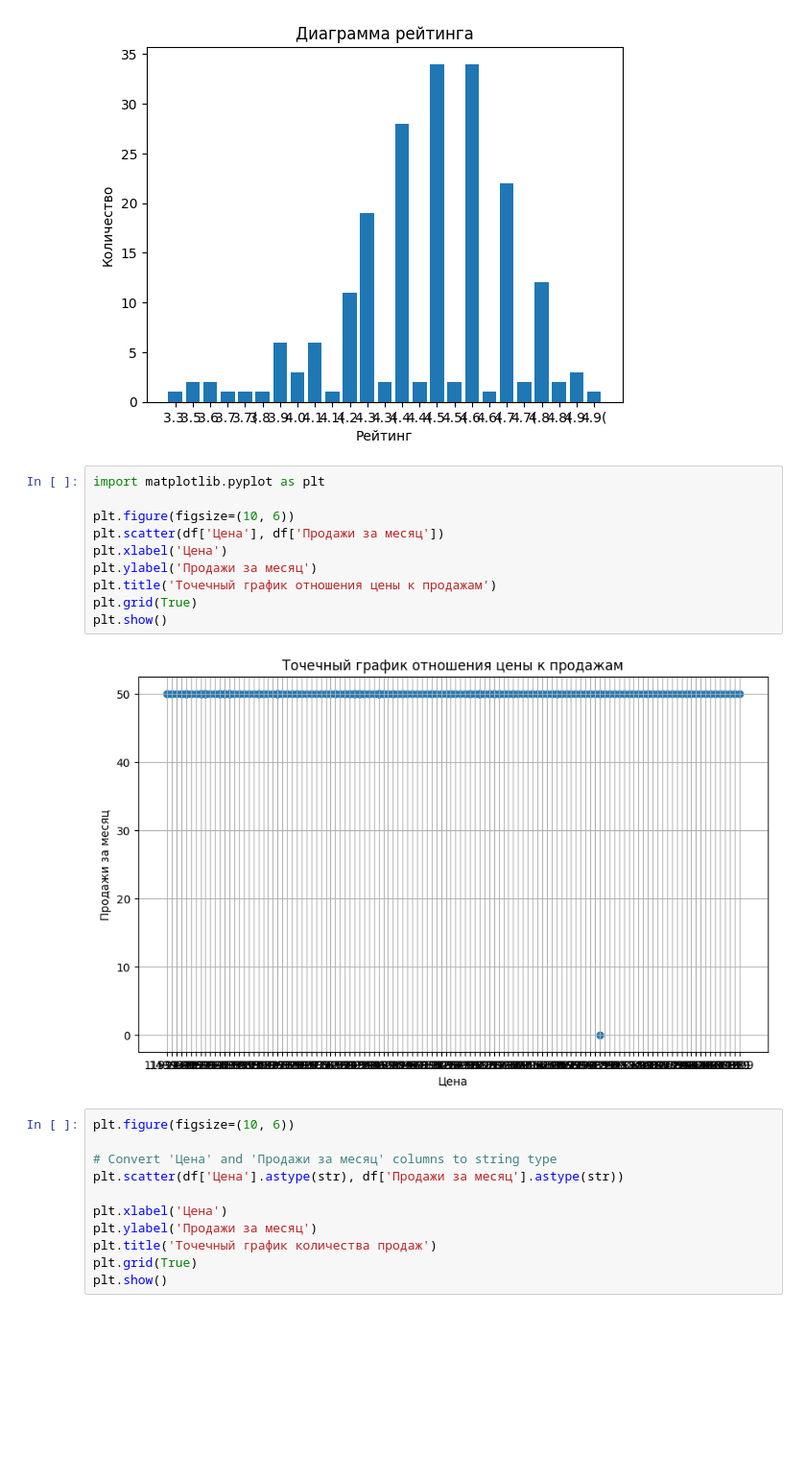
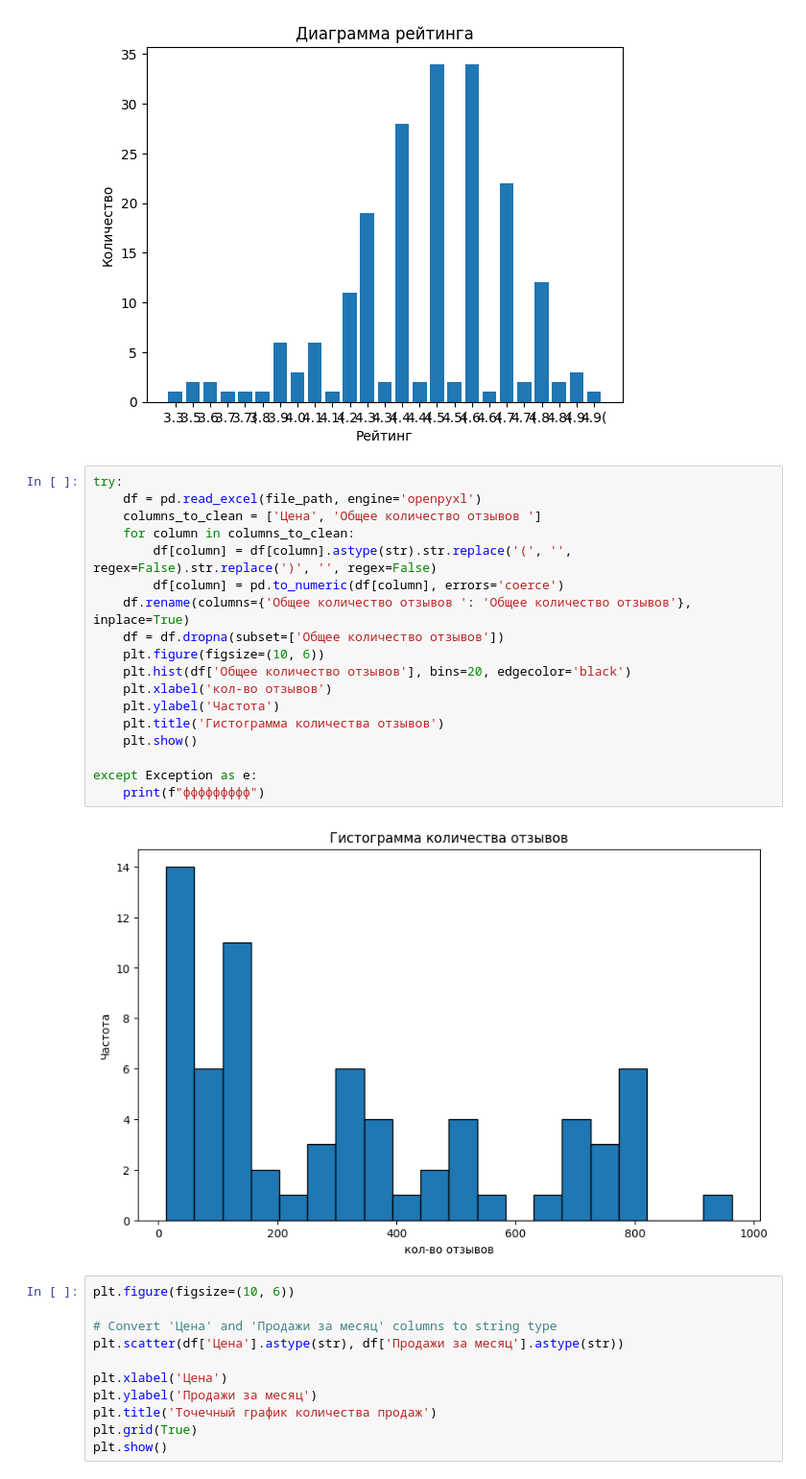
Before and after one commit to cosmodesant49/Data_analitic_wb, a Jupyter notebook: DB_WB.ipynb, the cells around one changed output. Shown: that part at 96% size. Drawn from its saved outputs; the diff is of its cells as text; blank space fills up the shorter version.

```diff
--- a/DB_WB.ipynb
+++ b/DB_WB.ipynb
@@ -197,18 +197,26 @@ plt.title('Диаграмма рейтинга')
 plt.show()
 # %% [output]
 [figure]
-# %%
-import matplotlib.pyplot as plt
-
-plt.figure(figsize=(10, 6))
-plt.scatter(df['Цена'], df['Продажи за месяц'])
-plt.xlabel('Цена')
-plt.ylabel('Продажи за месяц')
-plt.title('Точечный график отношения цены к продажам')
-plt.grid(True)
-plt.show()
-# %% [output]
-[figure, removed]
+# %%
+try:
+    df = pd.read_excel(file_path, engine='openpyxl')
+    columns_to_clean = ['Цена', 'Общее количество отзывов ']
+    for column in columns_to_clean:
+        df[column] = df[column].astype(str).str.replace('(', '', regex=False).str.replace(')', '', regex=False)
+        df[column] = pd.to_numeric(df[column], errors='coerce')
+    df.rename(columns={'Общее количество отзывов ': 'Общее количество отзывов'}, inplace=True)
+    df = df.dropna(subset=['Общее количество отзывов'])
+    plt.figure(figsize=(10, 6))
+    plt.hist(df['Общее количество отзывов'], bins=20, edgecolor='black')
+    plt.xlabel('кол-во отзывов')
+    plt.ylabel('Частота')
+    plt.title('Гистограмма количества отзывов')
+    plt.show()
+
+except Exception as e:
+    print(f"ффффффффф")
+# %% [output]
+[figure, added]
 # %%
 plt.figure(figsize=(10, 6))
 
```
